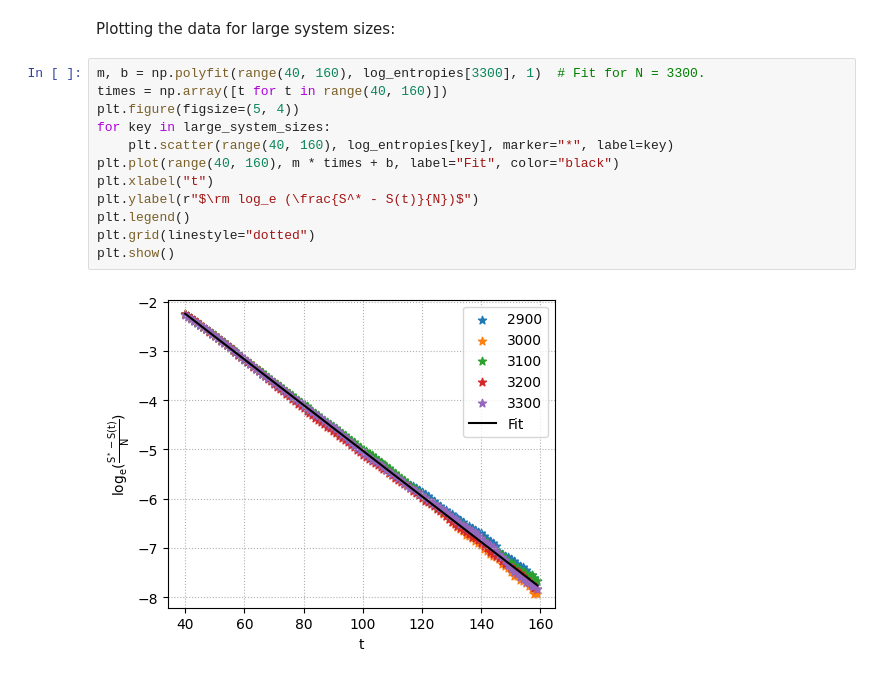
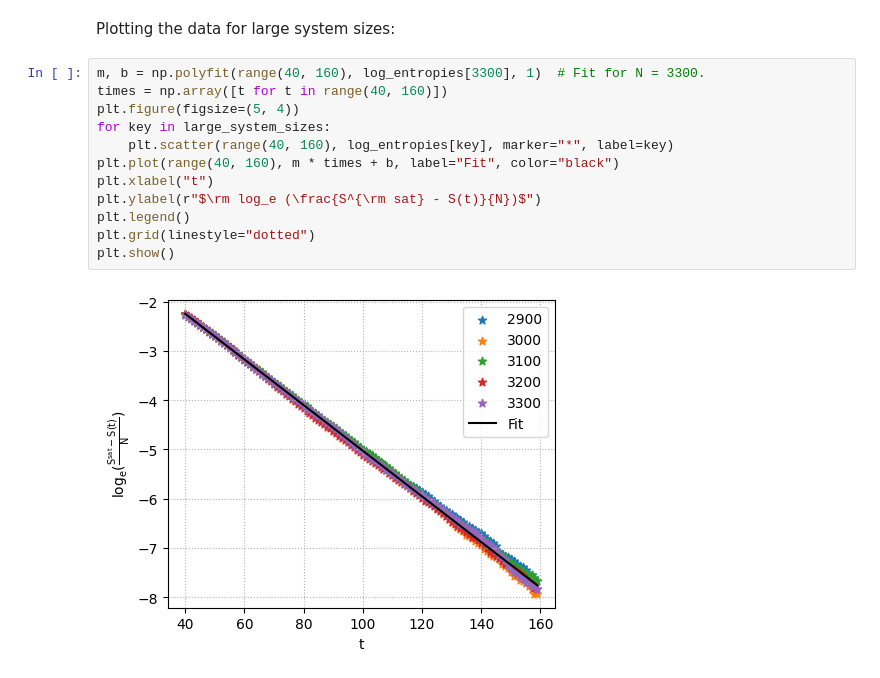
Before and after one commit to mablake90/super-cliffords, a Jupyter notebook: plotters/fig2.ipynb, the cells around one changed output. Saved outputs shown, nothing was run; the diff lists cells and outputs as text.

```diff
--- a/plotters/fig2.ipynb
+++ b/plotters/fig2.ipynb
@@ -43,14 +43,14 @@ Plotting the data for large system sizes:
 # %%
 m, b = np.polyfit(range(40, 160), log_entropies[3300], 1)  # Fit for N = 3300.
 times = np.array([t for t in range(40, 160)])
 plt.figure(figsize=(5, 4))
 for key in large_system_sizes:
     plt.scatter(range(40, 160), log_entropies[key], marker="*", label=key)
 plt.plot(range(40, 160), m * times + b, label="Fit", color="black")
 plt.xlabel("t")
-plt.ylabel(r"$\rm log_e (\frac{S^* - S(t)}{N})$")
+plt.ylabel(r"$\rm log_e (\frac{S^{\rm sat} - S(t)}{N})$")
 plt.legend()
 plt.grid(linestyle="dotted")
 plt.show()
 # %% [output]
-[figure, old version]
+[figure, new version]
```
Also changed, not shown: parts of 1 cell of this notebook, 36 other files.
